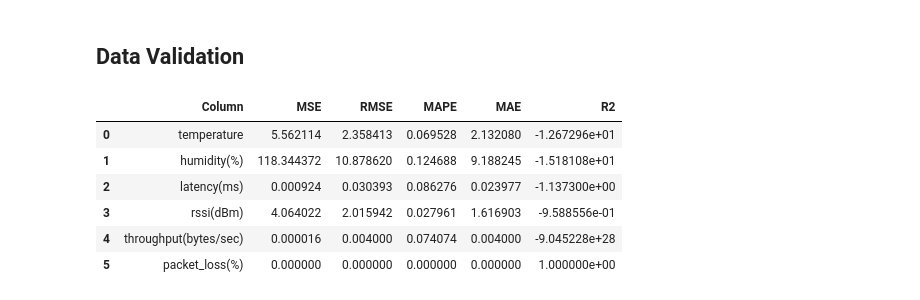
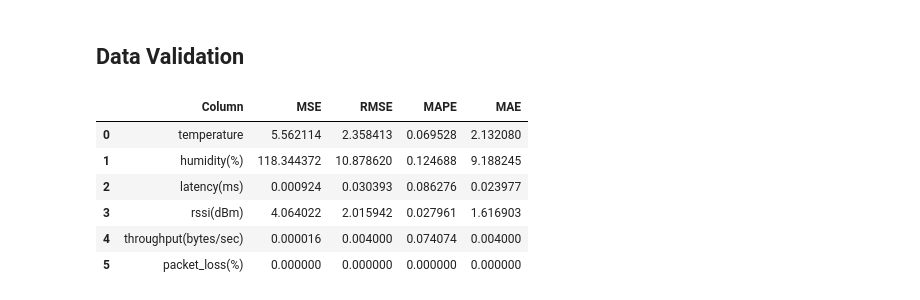
Before and after one commit to fadeldnswr/iot-network-digital-twin, a Jupyter notebook: notebook/data-validation.ipynb, the cells around one changed output. Cells and saved outputs as stored; diff of their text form; code cells hidden in the pictures.

```diff
--- a/notebook/data-validation.ipynb
+++ b/notebook/data-validation.ipynb
@@ -89,32 +95,30 @@ plt.show()
 # %%
 # Define columns list
 columns_list = ["temperature", "humidity(%)", "latency(ms)", "rssi(dBm)", "throughput(bytes/sec)", "packet_loss(%)"]
 error_metrics = []
 
 # Calculate error metrics for each column
 for column in columns_list:
   mse = mean_squared_error(df_one_day_format[column], simulated_data[column])
   rmse = np.sqrt(mse)
   mape = mean_absolute_percentage_error(df_one_day_format[column], simulated_data[column])
   mae = mean_absolute_error(df_one_day_format[column], simulated_data[column])
-  r2 = r2_score(df_one_day_format[column], simulated_data[column])
   error_metrics.append({
     "Column": column,
     "MSE": mse,
     "RMSE": rmse,
     "MAPE": mape,
     "MAE": mae,
-    "R2": r2
   })
 
 # Create a DataFrame for error metrics
 error_metrics_df = pd.DataFrame(error_metrics)
 error_metrics_df
 # %% [output]
-|  | Column | MSE | RMSE | MAPE | MAE | R2 |
-| 0 | temperature | 5.562114 | 2.358413 | 0.069528 | 2.132080 | -1.267296e+01 |
-| 1 | humidity(%) | 118.344372 | 10.878620 | 0.124688 | 9.188245 | -1.518108e+01 |
-| 2 | latency(ms) | 0.000924 | 0.030393 | 0.086276 | 0.023977 | -1.137300e+00 |
-| 3 | rssi(dBm) | 4.064022 | 2.015942 | 0.027961 | 1.616903 | -9.588556e-01 |
-| 4 | throughput(bytes/sec) | 0.000016 | 0.004000 | 0.074074 | 0.004000 | -9.045228e+28 |
-| 5 | packet_loss(%) | 0.000000 | 0.000000 | 0.000000 | 0.000000 | 1.000000e+00 |
+|  | Column | MSE | RMSE | MAPE | MAE |
+| 0 | temperature | 5.562114 | 2.358413 | 0.069528 | 2.132080 |
+| 1 | humidity(%) | 118.344372 | 10.878620 | 0.124688 | 9.188245 |
+| 2 | latency(ms) | 0.000924 | 0.030393 | 0.086276 | 0.023977 |
+| 3 | rssi(dBm) | 4.064022 | 2.015942 | 0.027961 | 1.616903 |
+| 4 | throughput(bytes/sec) | 0.000016 | 0.004000 | 0.074074 | 0.004000 |
+| 5 | packet_loss(%) | 0.000000 | 0.000000 | 0.000000 | 0.000000 |
```
Also changed, not shown: parts of 1 cell of this notebook.
